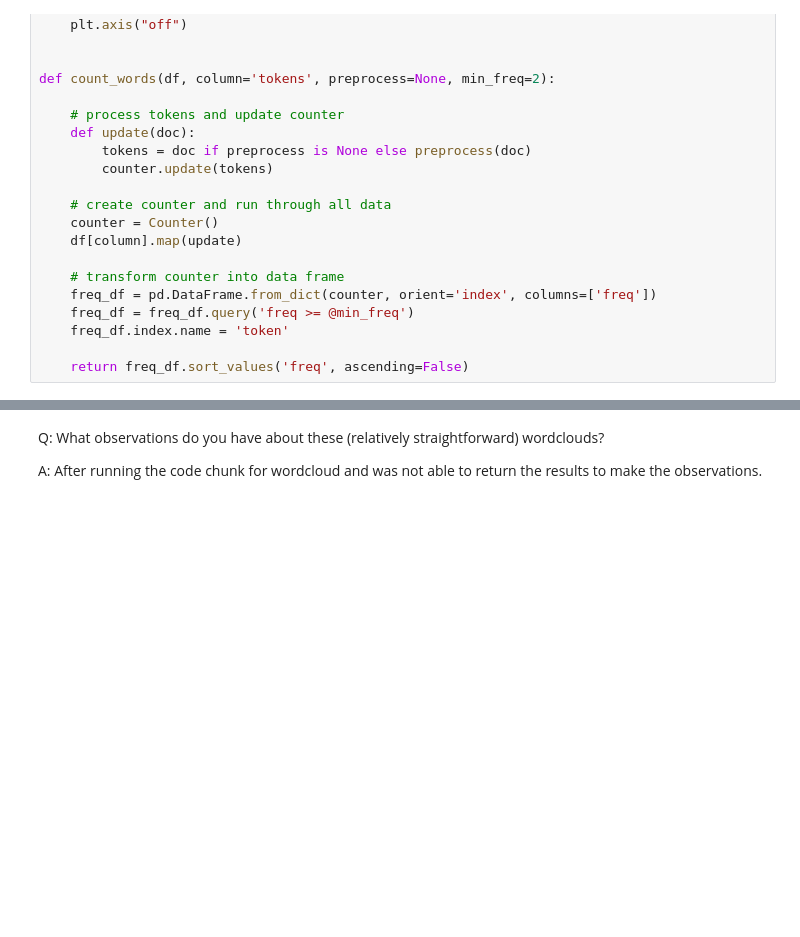
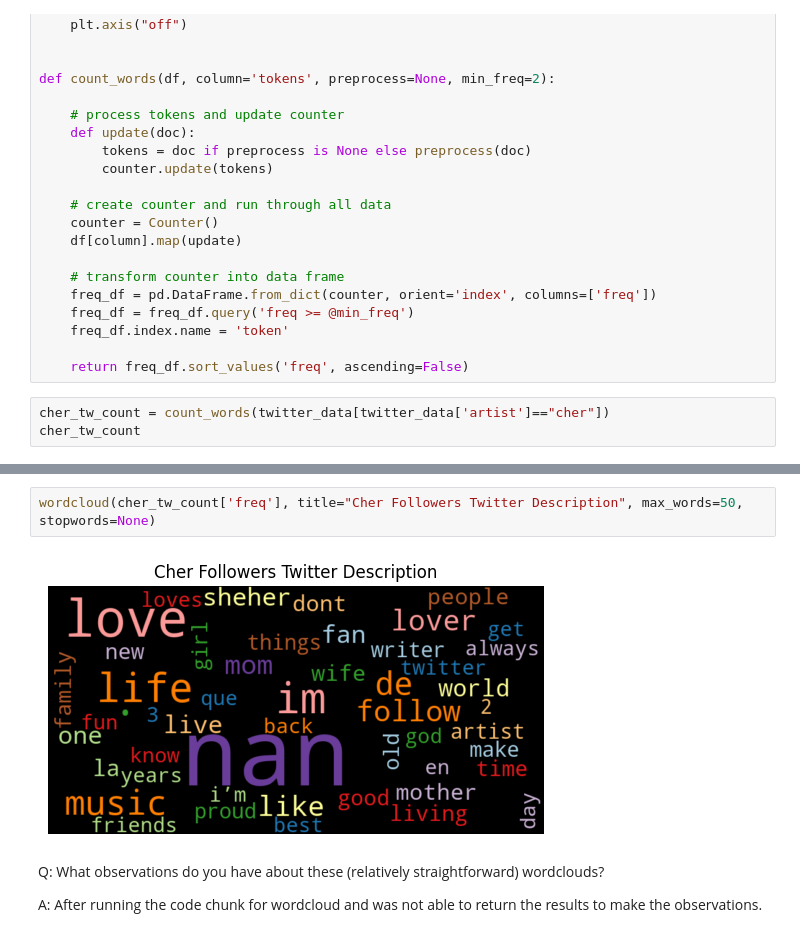
Before and after one commit to kyledalope/ADS509-TM-GROUP-COMP, a Jupyter notebook: Group Comparison.ipynb, the cells around one changed output, grey strips where cells are left out. Saved outputs shown, nothing was run; the diff lists cells and outputs as text; blank space fills up the shorter version.

```diff
--- a/Group Comparison.ipynb
+++ b/Group Comparison.ipynb
@@ -384,3 +429,6 @@ def count_words(df, column='tokens', preprocess=None, min_freq=2):
     freq_df.index.name = 'token'
 
     return freq_df.sort_values('freq', ascending=False)
+# %%
+cher_tw_count = count_words(twitter_data[twitter_data['artist']=="cher"])
+cher_tw_count
@@ -387,3 +450,7 @@ def count_words(df, column='tokens', preprocess=None, min_freq=2):
+# %%
+wordcloud(cher_tw_count['freq'], title="Cher Followers Twitter Description", max_words=50, stopwords=None)
+# %% [output]
+[figure, added]
 # %% [markdown]
 Q: What observations do you have about these (relatively straightforward) wordclouds?
 
```
Also changed, not shown: parts of 11 cells of this notebook.
